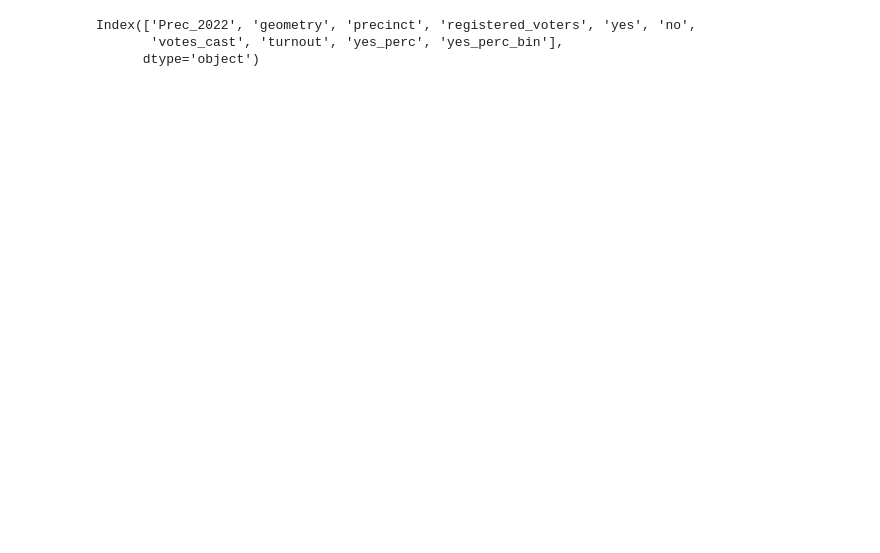
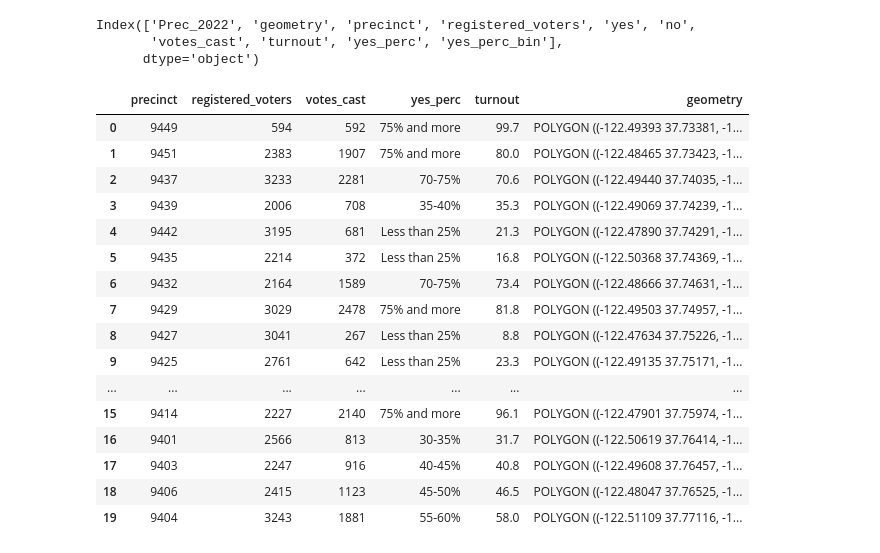
Before and after one commit to MissionLocal/2025-special-election-results, a Jupyter notebook: read_results.ipynb, the cells around one changed output. Saved outputs shown, nothing was run; the diff lists cells and outputs as text; code cells hidden in the pictures; blank space fills up the shorter version.

```diff
--- a/read_results.ipynb
+++ b/read_results.ipynb
@@ -134,0 +162,8 @@ labels = ['Less than 25%', '25-30%', '30-35%', '35-40%', '40-45%', '45-50%', '50
+# %%
+# do the same thing for dfTurnout. This time we are just populating the votes_cast column with random numbers
+
+dfTurnout['votes_cast'] = dfTurnout.apply(
+    lambda row: randint(0, row['registered_voters']) if row['registered_voters'] > 0 else 0,
+    axis=1
+)
+dfTurnout['turnout'] = round((dfTurnout['votes_cast'] / dfTurnout['registered_voters']) * 100, 1).fillna(0)
@@ -135,3 +190,10 @@ labels = ['Less than 25%', '25-30%', '30-35%', '35-40%', '40-45%', '45-50%', '50
+# %%
+
+# Calculate voter turnout percentage
+dfTurnout['yes_perc'] = (dfTurnout['votes_cast'] / dfTurnout['registered_voters']) * 100
+
+# Categorize turnout percentages into bins
+dfTurnout['yes_perc'] = pd.cut(dfTurnout['yes_perc'], bins=bins, labels=labels, include_lowest=True)
 # %%
 dfA['precinct'] = dfA['precinct'].astype(int)
 dfA['yes_perc'] = (dfA['yes'] / dfA['votes_cast']) * 100
@@ -141,9 +225,13 @@ dfA['yes_perc_bin'] = dfA['yes_perc_bin'].astype(str)
 # %%
 gdf = gdf[['Prec_2022','geometry']]
 gdf.Prec_2022 = gdf.Prec_2022.astype(str)
+# %%
+# make dfTurnout yes_perc a string too
+
+dfTurnout['yes_perc'] = dfTurnout['yes_perc'].astype(str)
 # %%
 dfTurnout = gdf.merge(dfTurnout, right_on='precinct', left_on='Prec_2022')
-dfTurnout = dfTurnout[['precinct','registered_voters','votes_cast','turnout','geometry']]
+dfTurnout = dfTurnout[['precinct','registered_voters','votes_cast','yes_perc','turnout','geometry']]
 gdfTurnout = GeoDataFrame(dfTurnout, crs="EPSG:4269", geometry='geometry')
 # %%
 dfA.dtypes
@@ -178,0 +273,20 @@ gdfA = GeoDataFrame(dfA, crs="EPSG:4269", geometry='geometry')
+# %%
+gdfTurnout
+# %% [output]
+|  | precinct | registered_voters | votes_cast | yes_perc | turnout | geometry |
+| 0 | 9449 | 594 | 592 | 75% and more | 99.7 | POLYGON ((-122.49393 37.73381, -1... |
+| 1 | 9451 | 2383 | 1907 | 75% and more | 80.0 | POLYGON ((-122.48465 37.73423, -1... |
+| 2 | 9437 | 3233 | 2281 | 70-75% | 70.6 | POLYGON ((-122.49440 37.74035, -1... |
+| 3 | 9439 | 2006 | 708 | 35-40% | 35.3 | POLYGON ((-122.49069 37.74239, -1... |
+| 4 | 9442 | 3195 | 681 | Less than 25% | 21.3 | POLYGON ((-122.47890 37.74291, -1... |
+| 5 | 9435 | 2214 | 372 | Less than 25% | 16.8 | POLYGON ((-122.50368 37.74369, -1... |
+| 6 | 9432 | 2164 | 1589 | 70-75% | 73.4 | POLYGON ((-122.48666 37.74631, -1... |
+| 7 | 9429 | 3029 | 2478 | 75% and more | 81.8 | POLYGON ((-122.49503 37.74957, -1... |
+| 8 | 9427 | 3041 | 267 | Less than 25% | 8.8 | POLYGON ((-122.47634 37.75226, -1... |
+| 9 | 9425 | 2761 | 642 | Less than 25% | 23.3 | POLYGON ((-122.49135 37.75171, -1... |
+| ... | ... | ... | ... | ... | ... | ... |
+| 15 | 9414 | 2227 | 2140 | 75% and more | 96.1 | POLYGON ((-122.47901 37.75974, -1... |
+| 16 | 9401 | 2566 | 813 | 30-35% | 31.7 | POLYGON ((-122.50619 37.76414, -1... |
+| 17 | 9403 | 2247 | 916 | 40-45% | 40.8 | POLYGON ((-122.49608 37.76457, -1... |
+| 18 | 9406 | 2415 | 1123 | 45-50% | 46.5 | POLYGON ((-122.48047 37.76525, -1... |
+| 19 | 9404 | 3243 | 1881 | 55-60% | 58.0 | POLYGON ((-122.51109 37.77116, -1... |
```
Also changed, not shown: parts of 8 cells of this notebook, 1 other file.
